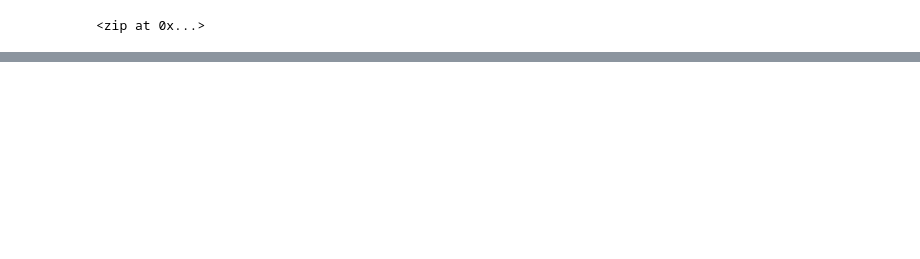
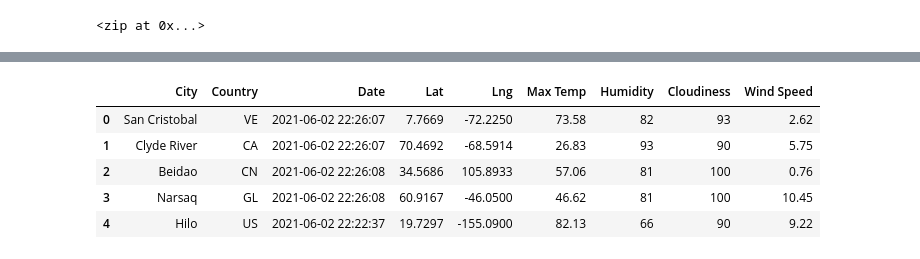
Before and after one commit to nhipqnguyen/World_Weather_Analysis, a Jupyter notebook: WeatherPy.ipynb, the cells around one changed output, grey strips where cells are left out. Saved outputs shown, nothing was run; the diff lists cells and outputs as text; code cells hidden in the pictures; blank space fills up the shorter version.

```diff
--- a/WeatherPy.ipynb
+++ b/WeatherPy.ipynb
@@ -52,0 +157,12 @@ len(cities)
+# %%
+# Reorder the columns as City, Country, Date, Lat, Lng, Max Temp, Humidity, Cloudiness, and Wind Speed.
+new_column_order = ['City','Country','Date','Lat', 'Lng', 'Max Temp', 'Humidity', 'Cloudiness', 'Wind Speed']
+city_data_df = city_data_df[new_column_order]
+city_data_df.head(5)
+# %% [output]
+|  | City | Country | Date | Lat | Lng | Max Temp | Humidity | Cloudiness | Wind Speed |
+| 0 | San Cristobal | VE | 2021-06-02 22:26:07 | 7.7669 | -72.2250 | 73.58 | 82 | 93 | 2.62 |
+| 1 | Clyde River | CA | 2021-06-02 22:26:07 | 70.4692 | -68.5914 | 26.83 | 93 | 90 | 5.75 |
+| 2 | Beidao | CN | 2021-06-02 22:26:08 | 34.5686 | 105.8933 | 57.06 | 81 | 100 | 0.76 |
+| 3 | Narsaq | GL | 2021-06-02 22:26:08 | 60.9167 | -46.0500 | 46.62 | 81 | 100 | 10.45 |
+| 4 | Hilo | US | 2021-06-02 22:22:37 | 19.7297 | -155.0900 | 82.13 | 66 | 90 | 9.22 |
```
Also changed, not shown: parts of 7 cells of this notebook, 3 other files.
